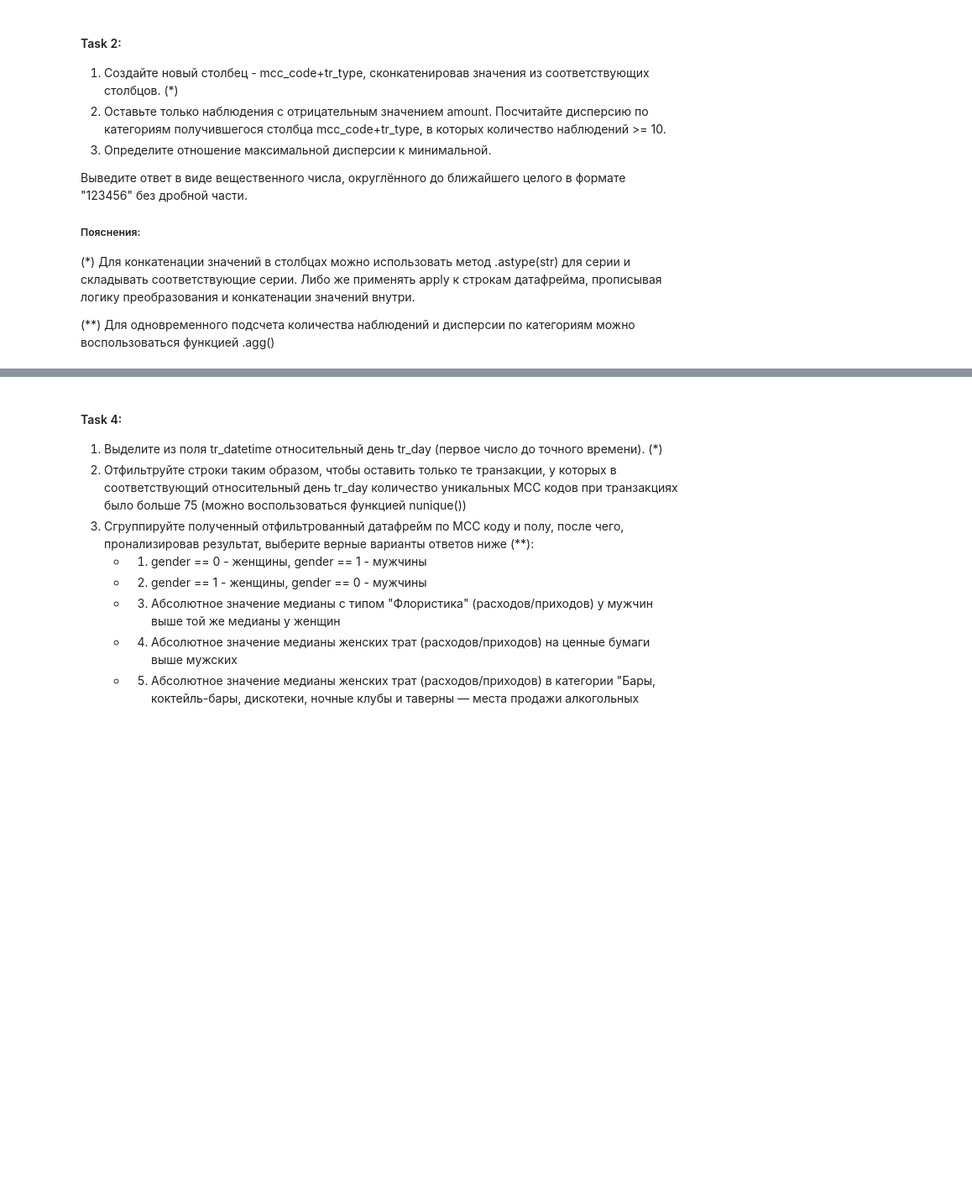
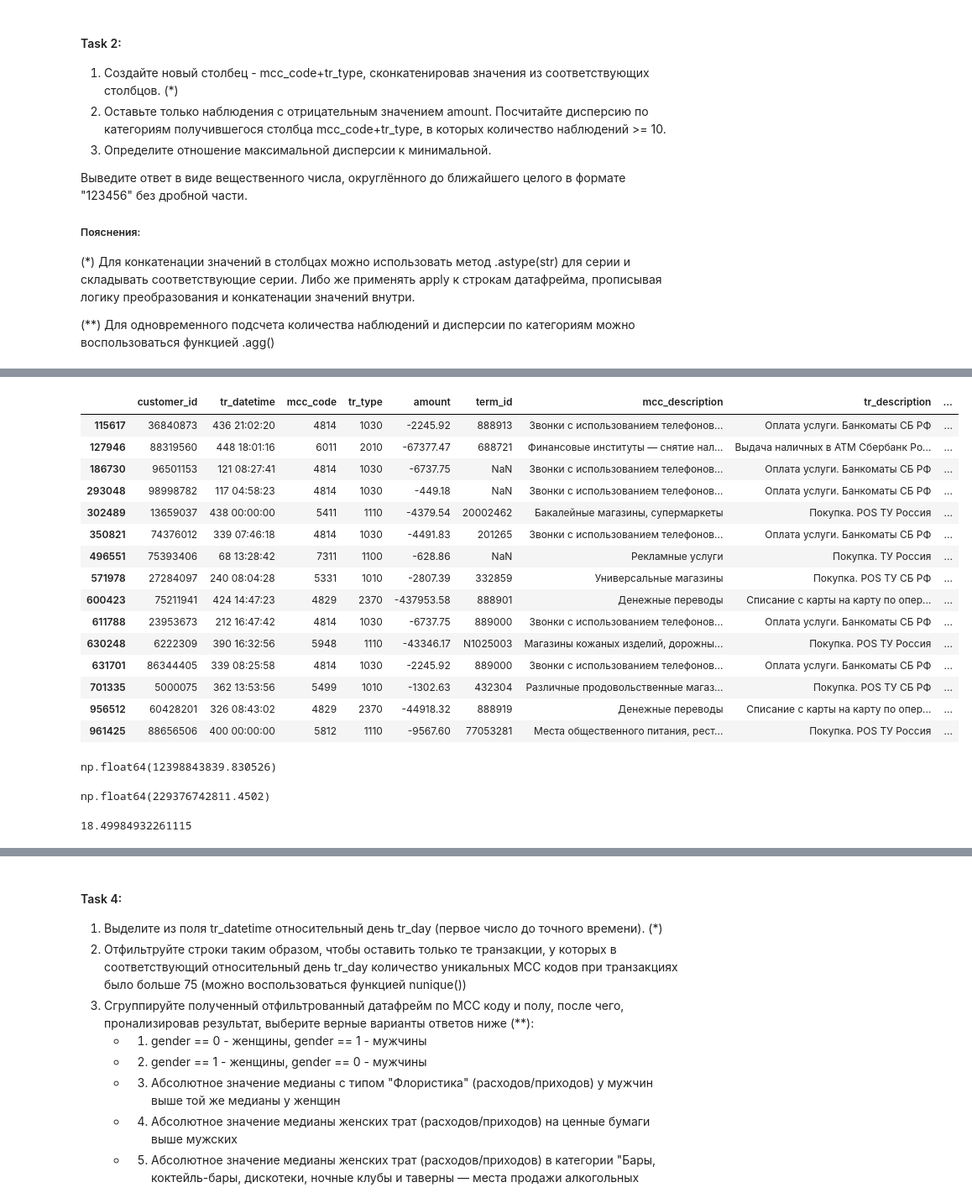
Before and after one commit to Iversy/mtmo, a Jupyter notebook: Задания/Лаб. 02/Home_02.ipynb, the cells around one changed output, grey strips where cells are left out. Shown at 84% size. Cells and saved outputs as stored; diff of their text form; code cells hidden in the pictures; blank space fills up the shorter version.

```diff
--- a/Задания/Лаб. 02/Home_02.ipynb
+++ b/Задания/Лаб. 02/Home_02.ipynb
@@ -83,3 +83,5 @@ print(f"{abs(asd[0]-asd[1]):.2f}")
 (\**) Для одновременного подсчета количества наблюдений и дисперсии по категориям можно воспользоваться функцией .agg()
 # %%
 ### Type your code here
+merded['mcc_code+tr_type'] = merded['mcc_code'].astype(str) + merded['tr_type'].astype(str)
+merded
@@ -85,0 +102,32 @@ print(f"{abs(asd[0]-asd[1]):.2f}")
+# %%
+temp_merded = merded[(merded['amount'] < 0) & (merded.groupby('customer_id')['mcc_code+tr_type'].count() >= 10)]
+temp_merded
+# %% [output]
+|  | customer_id | tr_datetime | mcc_code | tr_type | amount | term_id | mcc_description | tr_description | ... |
+| 115617 | 36840873 | 436 21:02:20 | 4814 | 1030 | -2245.92 | 888913 | Звонки с использованием телефонов... | Оплата услуги. Банкоматы СБ РФ | ... |
+| 127946 | 88319560 | 448 18:01:16 | 6011 | 2010 | -67377.47 | 688721 | Финансовые институты — снятие нал... | Выдача наличных в АТМ Сбербанк Ро... | ... |
+| 186730 | 96501153 | 121 08:27:41 | 4814 | 1030 | -6737.75 | NaN | Звонки с использованием телефонов... | Оплата услуги. Банкоматы СБ РФ | ... |
+| 293048 | 98998782 | 117 04:58:23 | 4814 | 1030 | -449.18 | NaN | Звонки с использованием телефонов... | Оплата услуги. Банкоматы СБ РФ | ... |
+| 302489 | 13659037 | 438 00:00:00 | 5411 | 1110 | -4379.54 | 20002462 | Бакалейные магазины, супермаркеты | Покупка. POS ТУ Россия | ... |
+| 350821 | 74376012 | 339 07:46:18 | 4814 | 1030 | -4491.83 | 201265 | Звонки с использованием телефонов... | Оплата услуги. Банкоматы СБ РФ | ... |
+| 496551 | 75393406 | 68 13:28:42 | 7311 | 1100 | -628.86 | NaN | Рекламные услуги | Покупка. ТУ Россия | ... |
+| 571978 | 27284097 | 240 08:04:28 | 5331 | 1010 | -2807.39 | 332859 | Универсальные магазины | Покупка. POS ТУ СБ РФ | ... |
+| 600423 | 75211941 | 424 14:47:23 | 4829 | 2370 | -437953.58 | 888901 | Денежные переводы | Списание с карты на карту по опер... | ... |
+| 611788 | 23953673 | 212 16:47:42 | 4814 | 1030 | -6737.75 | 889000 | Звонки с использованием телефонов... | Оплата услуги. Банкоматы СБ РФ | ... |
+| 630248 | 6222309 | 390 16:32:56 | 5948 | 1110 | -43346.17 | N1025003 | Магазины кожаных изделий, дорожны... | Покупка. POS ТУ Россия | ... |
+| 631701 | 86344405 | 339 08:25:58 | 4814 | 1030 | -2245.92 | 889000 | Звонки с использованием телефонов... | Оплата услуги. Банкоматы СБ РФ | ... |
+| 701335 | 5000075 | 362 13:53:56 | 5499 | 1010 | -1302.63 | 432304 | Различные продовольственные магаз... | Покупка. POS ТУ СБ РФ | ... |
+| 956512 | 60428201 | 326 08:43:02 | 4829 | 2370 | -44918.32 | 888919 | Денежные переводы | Списание с карты на карту по опер... | ... |
+| 961425 | 88656506 | 400 00:00:00 | 5812 | 1110 | -9567.60 | 77053281 | Места общественного питания, рест... | Покупка. POS ТУ Россия | ... |
+# %%
+temp_merded["amount"].var()
+# %% [output]
+np.float64(12398843839.830526)
+# %%
+merded["amount"].var()
+# %% [output]
+np.float64(229376742811.4502)
+# %%
+print(merded["amount"].var()/temp_merded["amount"].var())
+# %% [output]
+18.49984932261115
```
Also changed, not shown: parts of 34 cells of this notebook, 1 other file.
